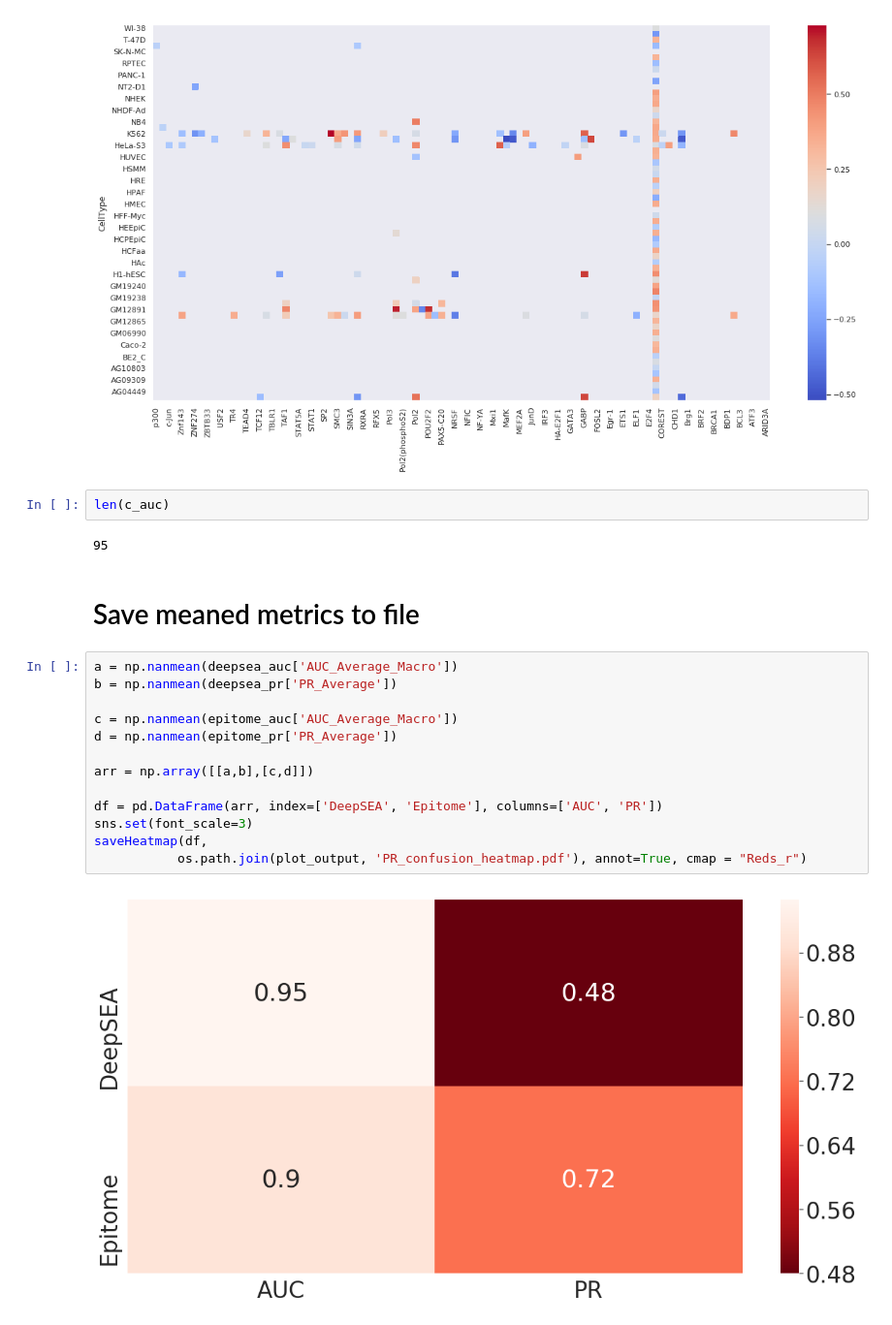
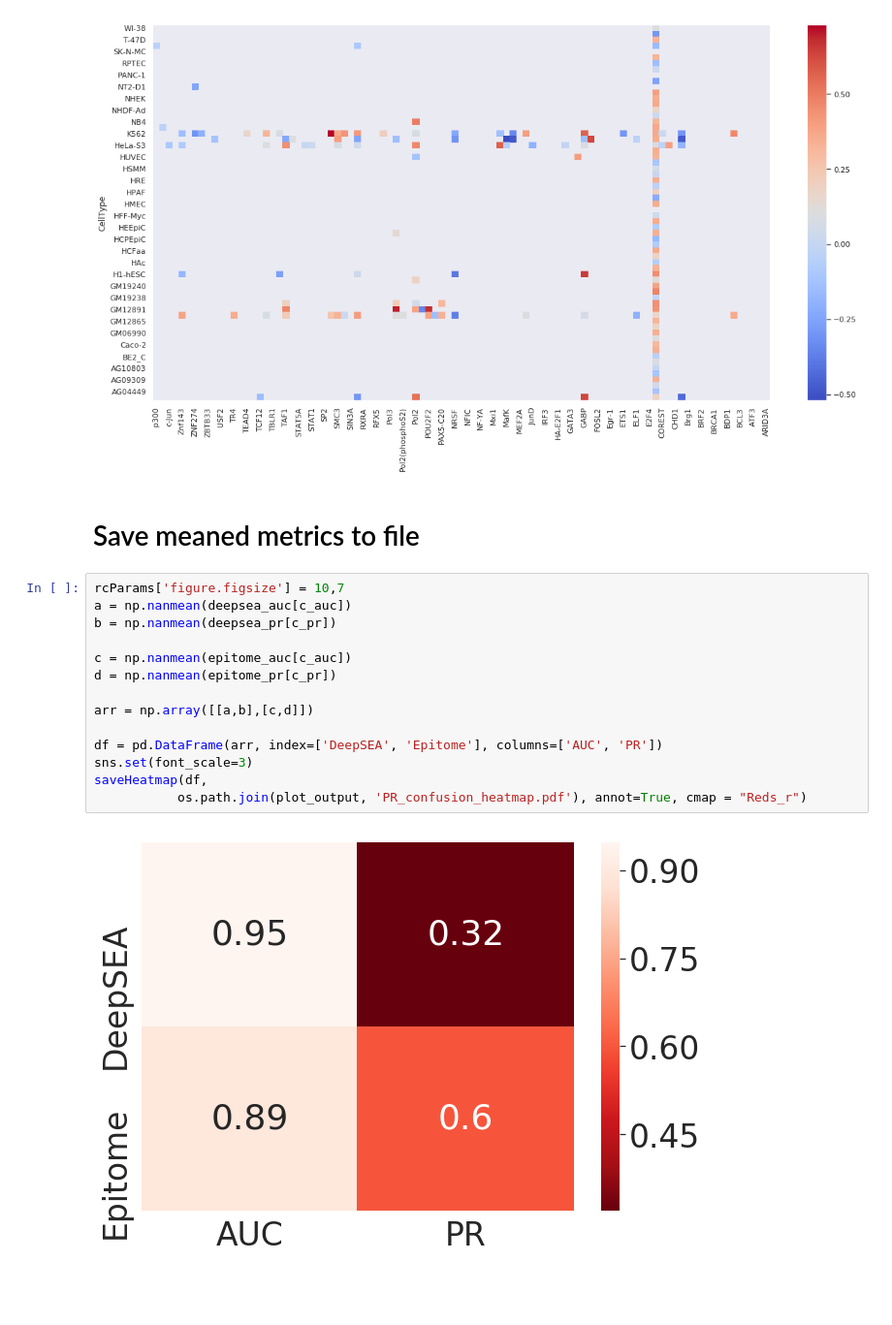
Before and after one commit to YosefLab/epitome, a Jupyter notebook: dnase/Metrics/Compare_Methods.ipynb, the cells around one changed output. Shown: that part at 97% size. Saved outputs shown, nothing was run; the diff lists cells and outputs as text; blank space fills up the shorter version.

```diff
--- a/dnase/Metrics/Compare_Methods.ipynb
+++ b/dnase/Metrics/Compare_Methods.ipynb
@@ -138,24 +134,21 @@ saveHeatmap(df,
            os.path.join(plot_output, 'PR_TF_heatmap.pdf'))
 # %% [output]
 [figure]
-# %%
-len(c_auc)
-# %% [output]
-95
 # %% [markdown]
 # Save meaned metrics to file
 # %%
-a = np.nanmean(deepsea_auc['AUC_Average_Macro'])
-b = np.nanmean(deepsea_pr['PR_Average'])
+rcParams['figure.figsize'] = 10,7
+a = np.nanmean(deepsea_auc[c_auc])
+b = np.nanmean(deepsea_pr[c_pr])
 
-c = np.nanmean(epitome_auc['AUC_Average_Macro'])
-d = np.nanmean(epitome_pr['PR_Average'])
+c = np.nanmean(epitome_auc[c_auc])
+d = np.nanmean(epitome_pr[c_pr])
 
 arr = np.array([[a,b],[c,d]])
 
 df = pd.DataFrame(arr, index=['DeepSEA', 'Epitome'], columns=['AUC', 'PR'])
 sns.set(font_scale=3)
 saveHeatmap(df,
            os.path.join(plot_output, 'PR_confusion_heatmap.pdf'), annot=True, cmap = "Reds_r")
 # %% [output]
-[figure, old version]
+[figure, new version]
```
Also changed, not shown: parts of 1 cell of this notebook, 2 other files.
